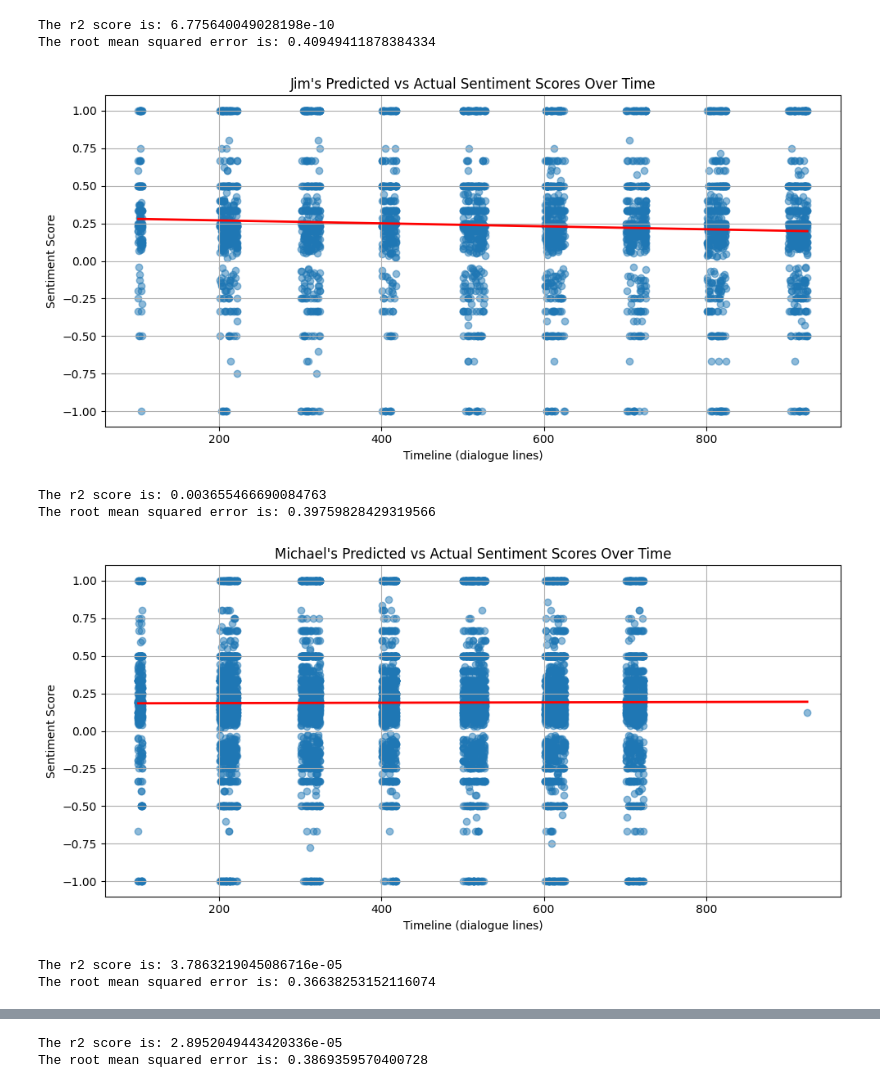
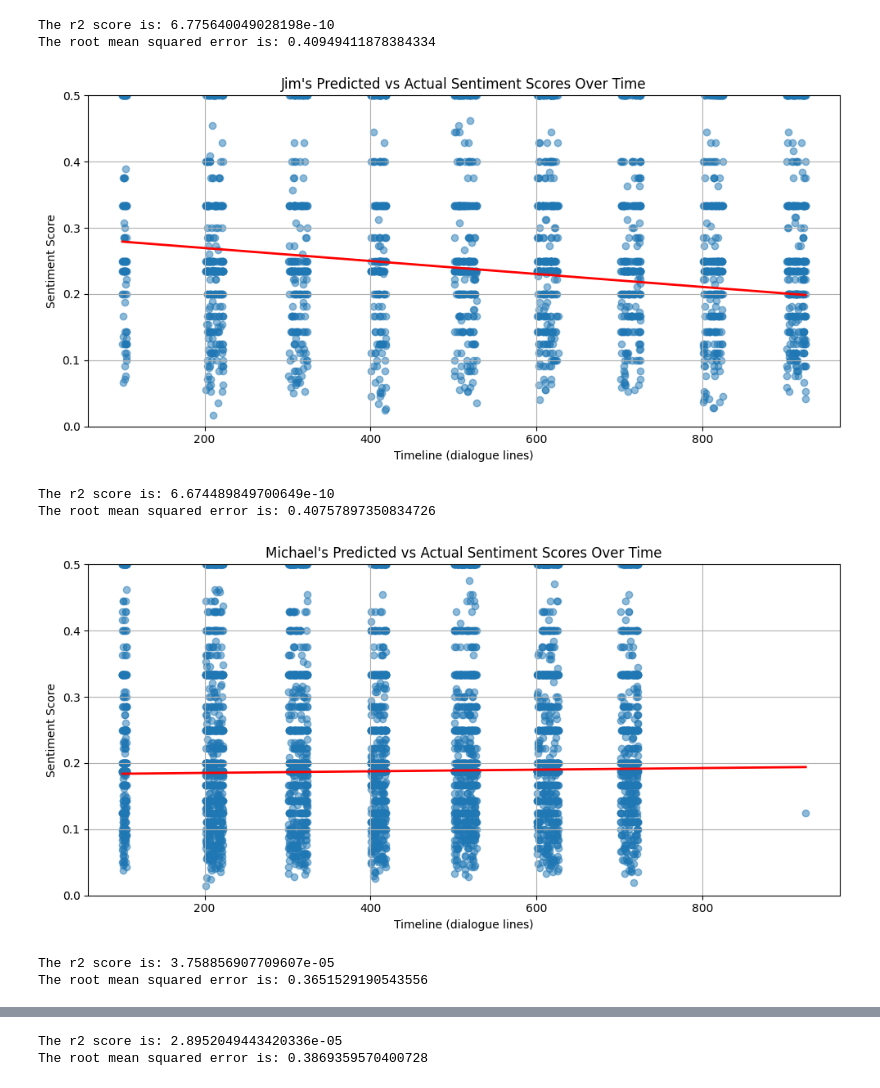
Before and after one commit to Lailamh/DSRP1, a Jupyter notebook: Data_Science_Research_Project.ipynb, the cells around one changed output, grey strips where cells are left out. Cells and saved outputs as stored; diff of their text form; code cells hidden in the pictures.

```diff
--- a/Data_Science_Research_Project.ipynb
+++ b/Data_Science_Research_Project.ipynb
@@ -269,25 +289,36 @@ Here is a picture of the slide below. It's one slide per graph, so there's three
 # %%
 #Null hypothesis: The character's sentiment score throughout the show doesn't change.
 
+characters = ['Pam', "Jim", "Dwight", "Michael"]
 
-office_df.loc[office_df['sentimentAnalysis_score'].isnull(), 'sentimentAnalysis_score'] = 'non-null value'
 sentiment_median = office_df['sentimentAnalysis_score'].median()
 office_df['sentimentAnalysis_score'] = office_df['sentimentAnalysis_score'].fillna(sentiment_median)
 office_df['sentimentAnalysis_score'] = pd.to_numeric(office_df['sentimentAnalysis_score'], errors='coerce')
 
-episode1_df = office_df.iloc[:228]
-episode2_df = office_df.iloc[229:422]
 
-character1 = episode1_df['character']
-character2 = episode2_df['character']
 
-characters = set(character1).intersection(set(character2))
+episode1_df = office_df[office_df['episode'] == 1]
+episode2_df = office_df[office_df['episode'] == 2]
+
+episode23_df = office_df[office_df['episode'] == 23]
+episode24_df = office_df[office_df['episode'] == 24]
+
+
 results = []
 
 for character in characters:
-  episode1_scores = episode1_df[episode1_df['character'] == character]['sentimentAnalysis_score'].dropna().tolist()
-  episode2_scores = episode2_df[episode2_df['character'] == character]['sentimentAnalysis_score'].dropna().tolist()
-  t_stat, p_val = ttest_ind(episode1_scores, episode2_sc ores)
+  first_episodes = pd.concat([
+      episode1_df[episode1_df['character'] == character]['sentimentAnalysis_score'].dropna(),
+      episode2_df[episode2_df['character'] == character]['sentimentAnalysis_score'].dropna()
+      ])
+  last_episodes = pd.concat([
+      episode23_df[episode23_df['character'] == character]['sentimentAnalysis_score'].dropna(),
+      episode24_df[episode24_df['character'] == character]['sentimentAnalysis_score'].dropna()
+      ])
+
+
+
+  t_stat, p_val = ttest_ind(first_episodes, last_episodes)
   results.append((character, p_val, t_stat))
   #print(character)
   #print(episode1_scores)
@@ -397,11 +429,12 @@ plt.plot(X, y_pred, color = 'red', linewidth = 2, label = 'Predicted Sentiment S
 plt.title("Jim's Predicted vs Actual Sentiment Scores Over Time")
 plt.xlabel("Timeline (dialogue lines)")
 plt.ylabel("Sentiment Score")
+plt.ylim(0, 0.5)
 plt.grid(True)
 plt.tight_layout()
 plt.show()
 # %% [output]
-[figure, old version]
+[figure, new version]
 # %%
 #Jim's ML Model's accuracy:
 
@@ -412,32 +445,33 @@ mse_jim = mean_squared_error(y, y_pred)
 rmse_jim = np.sqrt(mse_jim)
 print("The root mean squared error is:", rmse_jim)
 # %% [output]
-The r2 score is: 0.003655466690084763
-The root mean squared error is: 0.39759828429319566
+The r2 score is: 6.674489849700649e-10
+The root mean squared error is: 0.40757897350834726
 # %%
 #Michael's ML model
 
 X = (michael_df['season'] * 100 + michael_df['episode']).values.reshape(-1, 1) #X is the timeline (combo of season and episode)
 y = michael_sentiment_df.values
 
 model = LinearRegression()
 model.fit(X, y)
 
 y_pred = model.predict(X)
 
 
 #plotting
 plt.figure(figsize = (10, 5))
 plt.scatter(X, y, alpha = 0.5, label = 'Actual Sentiment Scores')
 plt.plot(X, y_pred, color = 'red', linewidth = 2, label = 'Predicted Sentiment Scores')
 plt.title("Michael's Predicted vs Actual Sentiment Scores Over Time")
 plt.xlabel("Timeline (dialogue lines)")
 plt.ylabel("Sentiment Score")
+plt.ylim(0, 0.5)
 plt.grid(True)
 plt.tight_layout()
 plt.show()
 # %% [output]
-[figure, old version]
+[figure, new version]
 # %%
 #Michael's ML Model's accuracy:
 
@@ -448,8 +482,8 @@ mse_michael = mean_squared_error(y, y_pred)
 rmse_michael = np.sqrt(mse_michael)
 print("The root mean squared error is:", rmse_michael)
 # %% [output]
-The r2 score is: 3.7863219045086716e-05
-The root mean squared error is: 0.36638253152116074
+The r2 score is: 3.758856907709607e-05
+The root mean squared error is: 0.3651529190543556
 # %%
 #Dwight's ML model
 
```
Also changed, not shown: parts of 8 cells of this notebook.
